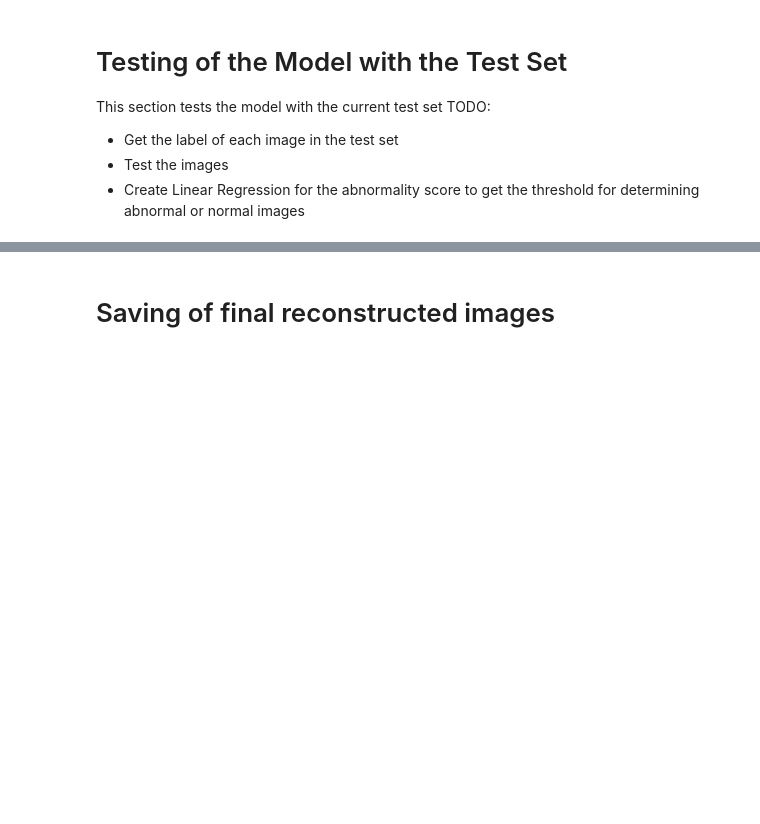
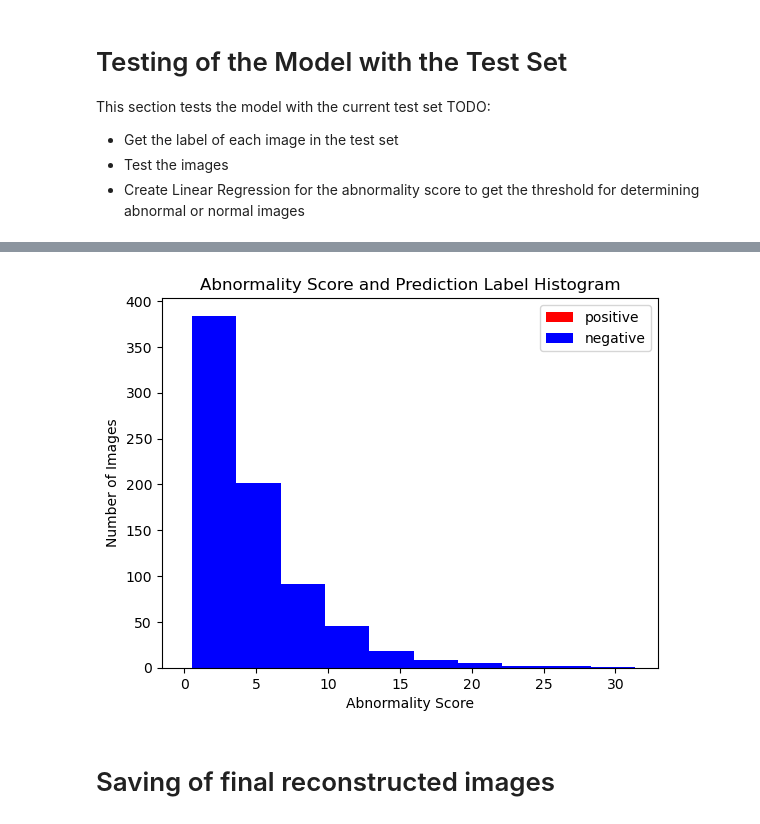
Before and after one commit to aronnicksnts/MURA-Classification, a Jupyter notebook: main_notebook.ipynb, the cells around one changed output, grey strips where cells are left out. Drawn from its saved outputs; the diff is of its cells as text; code cells hidden in the pictures; blank space fills up the shorter version.

```diff
--- a/main_notebook.ipynb
+++ b/main_notebook.ipynb
@@ -211,3 +293,21 @@ print('Precision:{} \nSensitivity:{} \nSpecificity:{} \nf1:{}\n'.format(
+# %%
+positive = []
+negative = []
+for i in range(len(labels)):
+    if abnor_scores[i] == 1:
+        positive.append(abnor_scores[i])
+    else:
+        negative.append(abnor_scores[i])
+plt.hist(positive, color='red', label='positive')
+plt.hist(negative, color='blue', label='negative')
+# Get x and y labels
+plt.xlabel('Abnormality Score')
+plt.ylabel('Number of Images')
+plt.title("Abnormality Score and Prediction Label Histogram")
+plt.legend()
+plt.savefig(f'{save_directory}/testing_abnormality_scores_prediction.png')
+# %% [output]
+[figure, added]
 # %% [markdown]
 # Saving of final reconstructed images
 # %%
```
Also changed, not shown: parts of 13 cells of this notebook.
